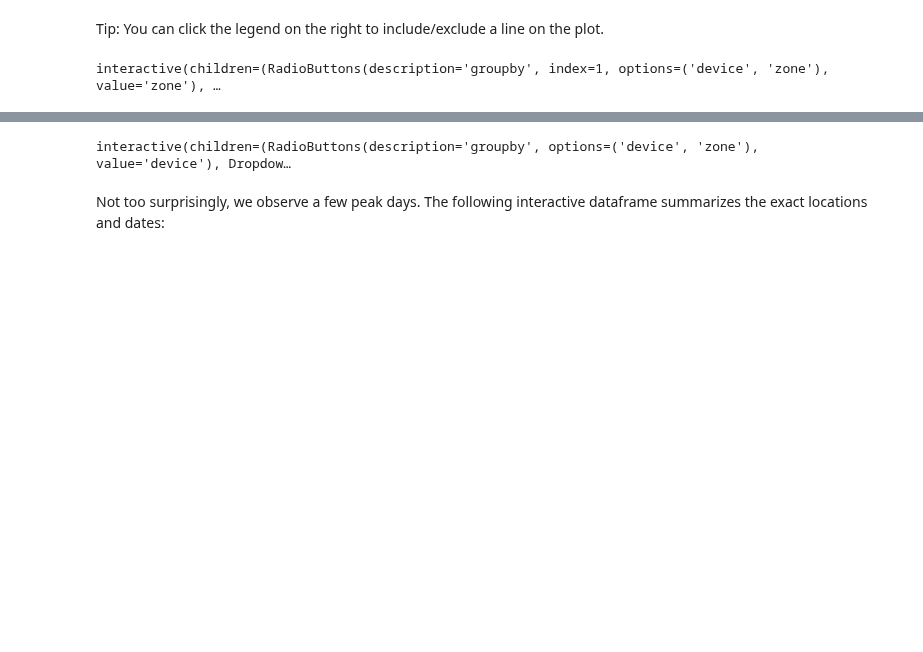
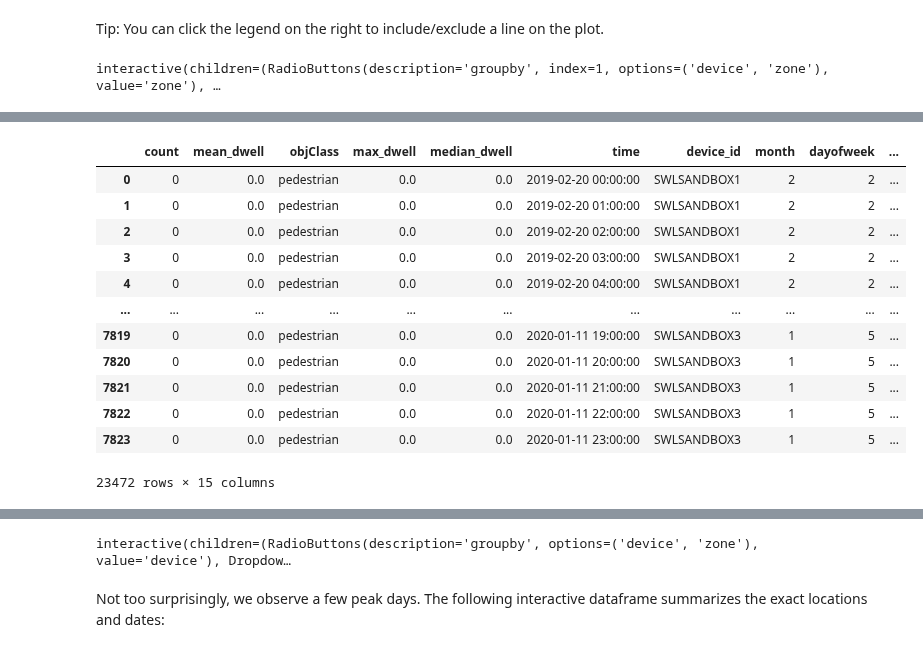
Before and after one commit to wangz585/Sidewalk-Lab-Data-Analysis, a Jupyter notebook: webpage.ipynb, the cells around one changed output, grey strips where cells are left out. Cells and saved outputs as stored; diff of their text form; code cells hidden in the pictures; blank space fills up the shorter version.

```diff
--- a/webpage.ipynb
+++ b/webpage.ipynb
@@ -311,0 +381,10 @@ interactive(children=(RadioButtons(description='groupby', index=1, options=('dev
+# %%
+def compute_prop(df):
+    df = df.copy()
+    df['total_prop'] = df.apply(lambda x :
+                                x['total_dwell'] / (0.00001 + sum(df.loc[df['time'] == x['time'], 'total_dwell'])),
+                                axis=1
+    df['count_prop'] = df.apply(lambda x :
+                                x['count'] / (0.00001 + sum(df.loc[df['time'] == x['time'], 'count'])),
+                                axis=1)
+    return df
@@ -311,0 +418,18 @@ interactive(children=(RadioButtons(description='groupby', index=1, options=('dev
+# %%
+feed_dwell_1h_prop = compute_prop(feed_dwell_1h_df)
+# %%
+feed_dwell_1h_prop
+# %% [output]
+|  | count | mean_dwell | objClass | max_dwell | median_dwell | time | device_id | month | dayofweek | ... |
+| 0 | 0 | 0.0 | pedestrian | 0.0 | 0.0 | 2019-02-20 00:00:00 | SWLSANDBOX1 | 2 | 2 | ... |
+| 1 | 0 | 0.0 | pedestrian | 0.0 | 0.0 | 2019-02-20 01:00:00 | SWLSANDBOX1 | 2 | 2 | ... |
+| 2 | 0 | 0.0 | pedestrian | 0.0 | 0.0 | 2019-02-20 02:00:00 | SWLSANDBOX1 | 2 | 2 | ... |
+| 3 | 0 | 0.0 | pedestrian | 0.0 | 0.0 | 2019-02-20 03:00:00 | SWLSANDBOX1 | 2 | 2 | ... |
+| 4 | 0 | 0.0 | pedestrian | 0.0 | 0.0 | 2019-02-20 04:00:00 | SWLSANDBOX1 | 2 | 2 | ... |
+| ... | ... | ... | ... | ... | ... | ... | ... | ... | ... | ... |
+| 7819 | 0 | 0.0 | pedestrian | 0.0 | 0.0 | 2020-01-11 19:00:00 | SWLSANDBOX3 | 1 | 5 | ... |
+| 7820 | 0 | 0.0 | pedestrian | 0.0 | 0.0 | 2020-01-11 20:00:00 | SWLSANDBOX3 | 1 | 5 | ... |
+| 7821 | 0 | 0.0 | pedestrian | 0.0 | 0.0 | 2020-01-11 21:00:00 | SWLSANDBOX3 | 1 | 5 | ... |
+| 7822 | 0 | 0.0 | pedestrian | 0.0 | 0.0 | 2020-01-11 22:00:00 | SWLSANDBOX3 | 1 | 5 | ... |
+| 7823 | 0 | 0.0 | pedestrian | 0.0 | 0.0 | 2020-01-11 23:00:00 | SWLSANDBOX3 | 1 | 5 | ... |
+23472 rows × 15 columns
```
Also changed, not shown: parts of 13 cells of this notebook.
